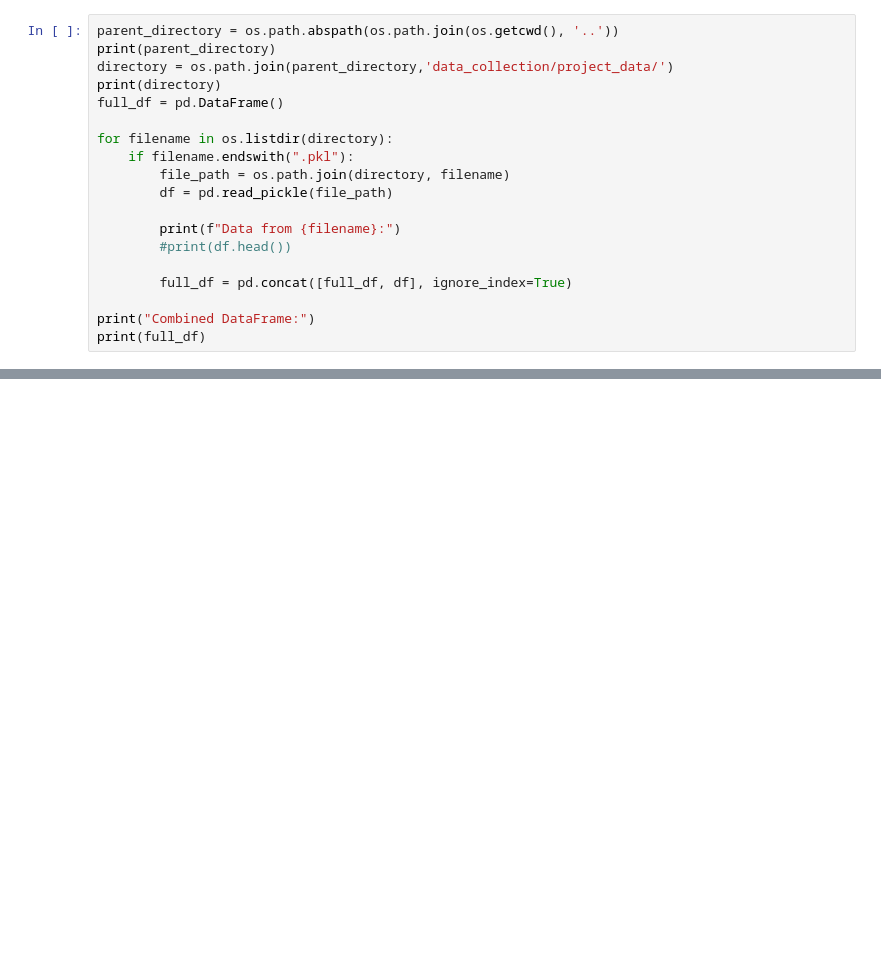
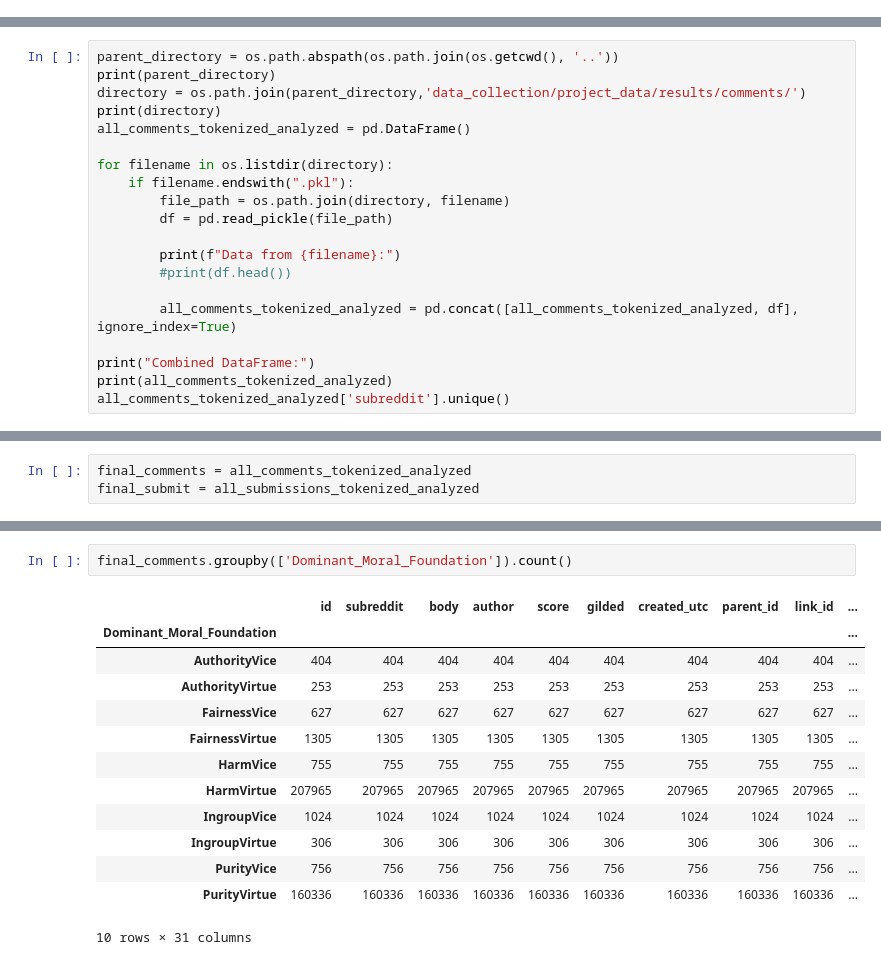
Before and after one commit to ehabich/climate-conversations, a Jupyter notebook: project/analysis/moral_foundation_analysis.ipynb, the cells around one changed output, grey strips where cells are left out. Cells and saved outputs as stored; diff of their text form; blank space fills up the shorter version.

Commit message:
create data loader, work on analysis, experiment with dash

```diff
--- a/project/analysis/moral_foundation_analysis.ipynb
+++ b/project/analysis/moral_foundation_analysis.ipynb
@@ -11,19 +11,0 @@ print(sys.path)
-# %%
-parent_directory = os.path.abspath(os.path.join(os.getcwd(), '..'))
-print(parent_directory)
-directory = os.path.join(parent_directory,'data_collection/project_data/')
-print(directory)
-full_df = pd.DataFrame()
-
-for filename in os.listdir(directory):
-    if filename.endswith(".pkl"):
-        file_path = os.path.join(directory, filename)
-        df = pd.read_pickle(file_path)
-
-        print(f"Data from {filename}:")
-        #print(df.head())
-
-        full_df = pd.concat([full_df, df], ignore_index=True)
-
-print("Combined DataFrame:")
-print(full_df)
@@ -133,0 +14,20 @@ plt.show()
+# %%
+parent_directory = os.path.abspath(os.path.join(os.getcwd(), '..'))
+print(parent_directory)
+directory = os.path.join(parent_directory,'data_collection/project_data/results/comments/')
+print(directory)
+all_comments_tokenized_analyzed = pd.DataFrame()
+
+for filename in os.listdir(directory):
+    if filename.endswith(".pkl"):
+        file_path = os.path.join(directory, filename)
+        df = pd.read_pickle(file_path)
+
+        print(f"Data from {filename}:")
+        #print(df.head())
+
+        all_comments_tokenized_analyzed = pd.concat([all_comments_tokenized_analyzed, df], ignore_index=True)
+
+print("Combined DataFrame:")
+print(all_comments_tokenized_analyzed)
+all_comments_tokenized_analyzed['subreddit'].unique()
@@ -133,0 +94,3 @@ plt.show()
+# %%
+final_comments = all_comments_tokenized_analyzed
+final_submit = all_submissions_tokenized_analyzed
@@ -133,0 +129,16 @@ plt.show()
+# %%
+final_comments.groupby(['Dominant_Moral_Foundation']).count()
+# %% [output]
+|  | id | subreddit | body | author | score | gilded | created_utc | parent_id | link_id | ... |
+| Dominant_Moral_Foundation |  |  |  |  |  |  |  |  |  | ... |
+| AuthorityVice | 404 | 404 | 404 | 404 | 404 | 404 | 404 | 404 | 404 | ... |
+| AuthorityVirtue | 253 | 253 | 253 | 253 | 253 | 253 | 253 | 253 | 253 | ... |
+| FairnessVice | 627 | 627 | 627 | 627 | 627 | 627 | 627 | 627 | 627 | ... |
+| FairnessVirtue | 1305 | 1305 | 1305 | 1305 | 1305 | 1305 | 1305 | 1305 | 1305 | ... |
+| HarmVice | 755 | 755 | 755 | 755 | 755 | 755 | 755 | 755 | 755 | ... |
+| HarmVirtue | 207965 | 207965 | 207965 | 207965 | 207965 | 207965 | 207965 | 207965 | 207965 | ... |
+| IngroupVice | 1024 | 1024 | 1024 | 1024 | 1024 | 1024 | 1024 | 1024 | 1024 | ... |
+| IngroupVirtue | 306 | 306 | 306 | 306 | 306 | 306 | 306 | 306 | 306 | ... |
+| PurityVice | 756 | 756 | 756 | 756 | 756 | 756 | 756 | 756 | 756 | ... |
+| PurityVirtue | 160336 | 160336 | 160336 | 160336 | 160336 | 160336 | 160336 | 160336 | 160336 | ... |
+10 rows × 31 columns
```
Also changed, not shown: parts of 47 cells of this notebook, 8 other files.
